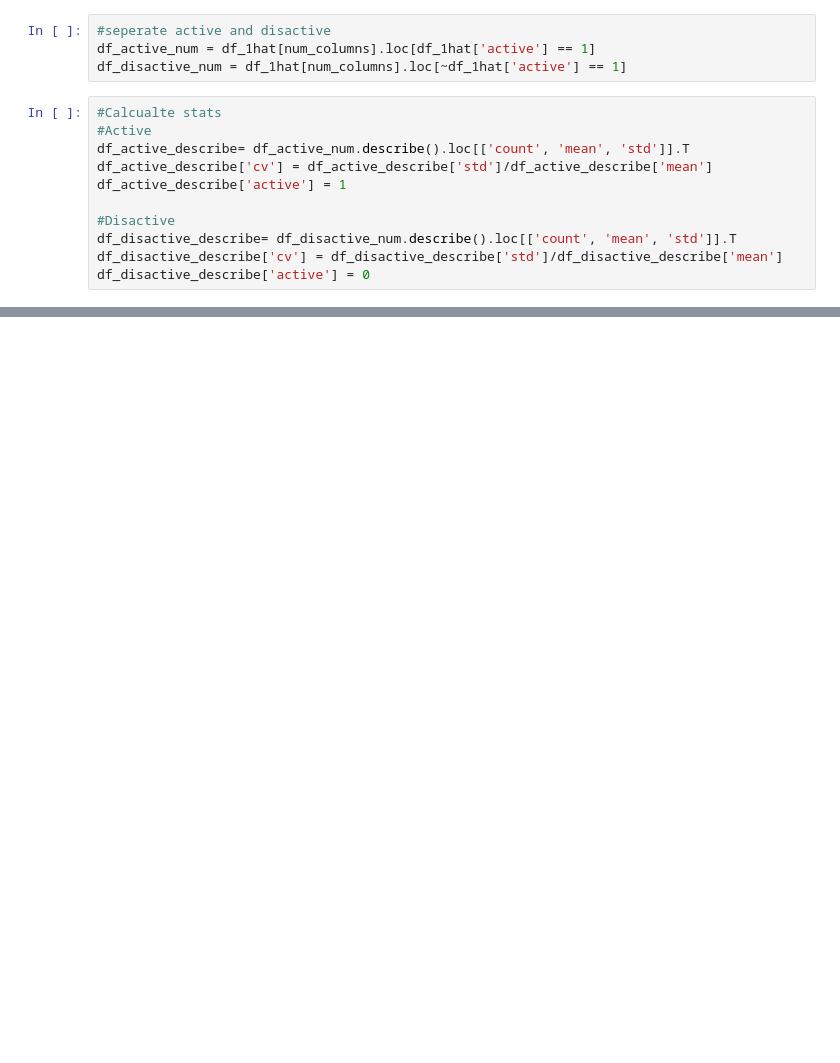
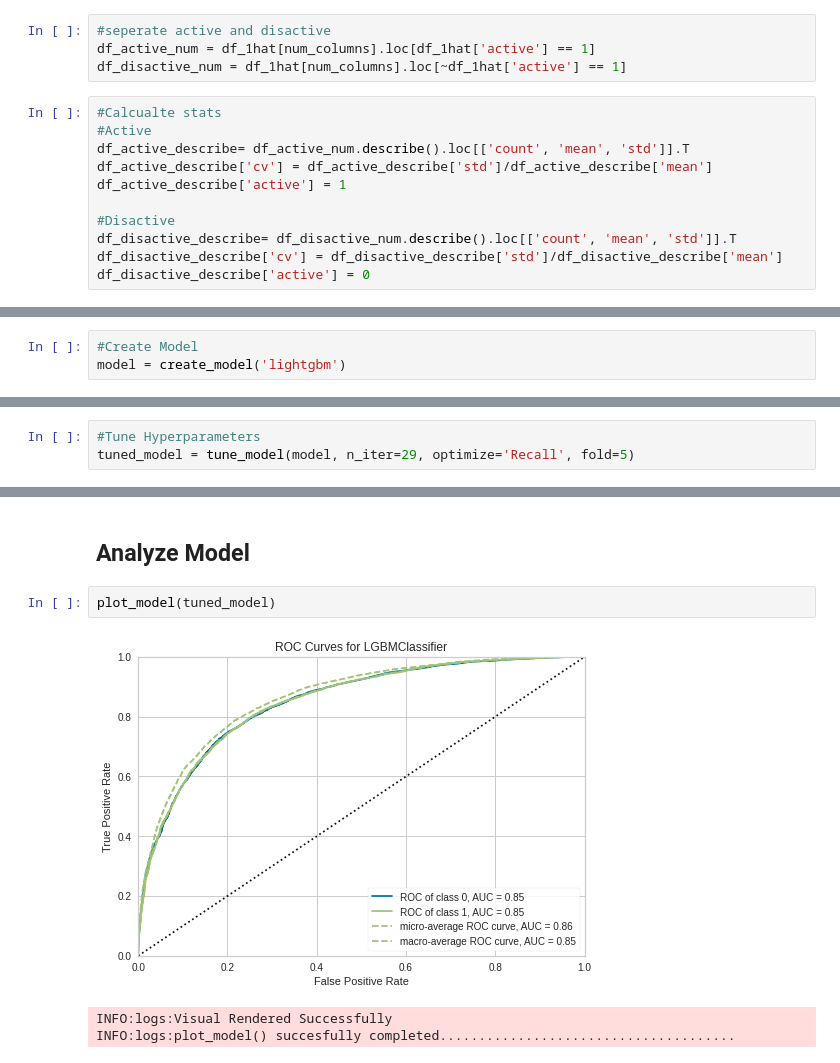
Before and after one commit to faridjn/-Springboard-7_2_5_API-Mini-Project, a Jupyter notebook: Unit 27 - Interview Challanges/1. ultimate_challenge/notebooks/Ultimate Challenge - Part 3.ipynb, the cells around one changed output, grey strips where cells are left out. Saved outputs shown, nothing was run; the diff lists cells and outputs as text; blank space fills up the shorter version.

```diff
--- a/Unit 27 - Interview Challanges/1. ultimate_challenge/notebooks/Ultimate Challenge - Part 3.ipynb
+++ b/Unit 27 - Interview Challanges/1. ultimate_challenge/notebooks/Ultimate Challenge - Part 3.ipynb
@@ -361,0 +599,3 @@ clf1 = setup(data=data,
+# %%
+#Create Model
+model = create_model('lightgbm')
@@ -361,0 +628,3 @@ clf1 = setup(data=data,
+# %%
+#Tune Hyperparameters
+tuned_model = tune_model(model, n_iter=29, optimize='Recall', fold=5)
@@ -361,0 +651,8 @@ clf1 = setup(data=data,
+# %% [markdown]
+## Analyze Model
+# %%
+plot_model(tuned_model)
+# %% [output]
+[figure, added]
+INFO:logs:Visual Rendered Successfully
+INFO:logs:plot_model() succesfully completed......................................
```
Also changed, not shown: parts of 78 cells of this notebook.
